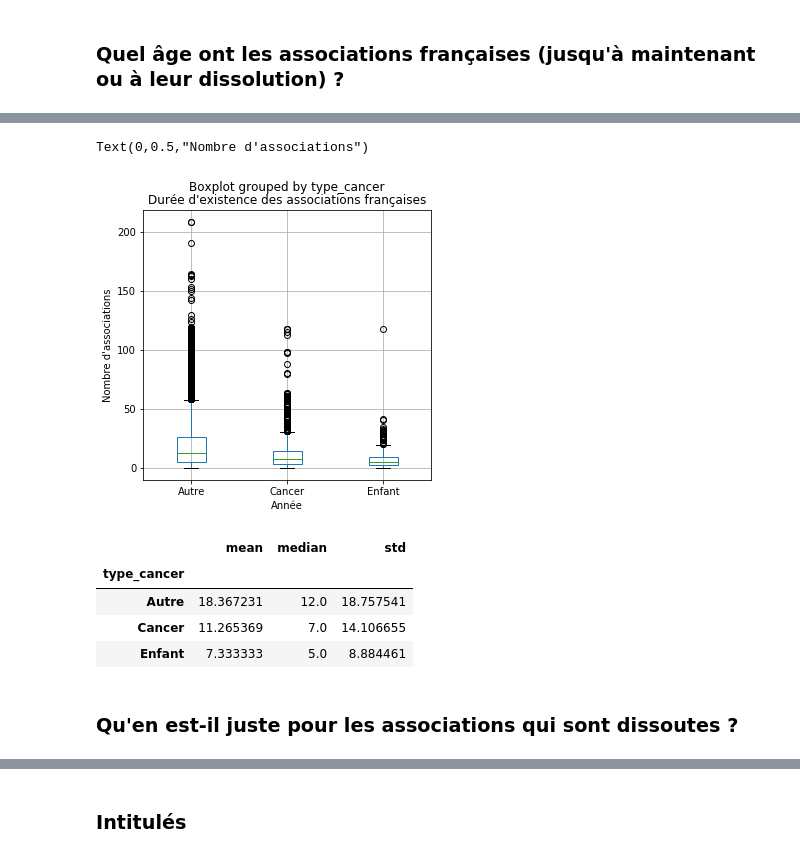
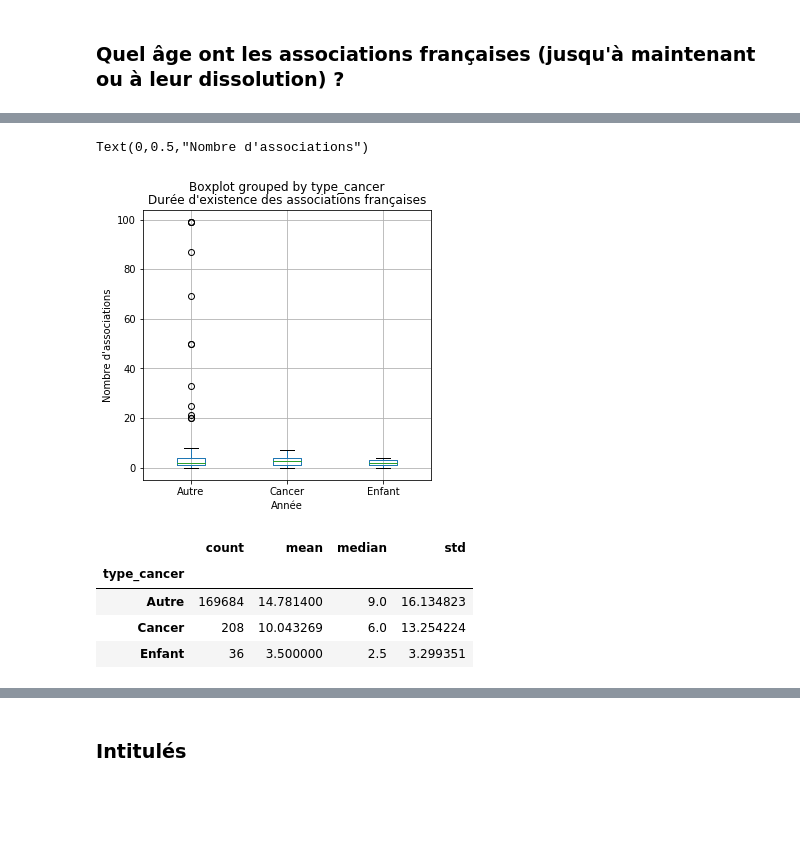
Before and after one commit to emilienschultz/ACCE-public, a Jupyter notebook: Analyse du fichier des associations françaises - projet ACCE.ipynb, the cells around one changed output, grey strips where cells are left out. Drawn from its saved outputs; the diff is of its cells as text; code cells hidden in the pictures; blank space fills up the shorter version.

```diff
--- a/Analyse du fichier des associations françaises - projet ACCE.ipynb
+++ b/Analyse du fichier des associations françaises - projet ACCE.ipynb
@@ -74,6 +95,7 @@ def reco(x,u):
         return 1
     return 0
 
-data["velo"] = data["objet"].apply(lambda x : reco(x,"vélos"))
 data["cancer"] = data["objet"].apply(lambda x : reco(x,"cancer"))
 data["enfant"] = data["objet"].apply(lambda x : reco(x,"enfant"))
+data["indic_cancerenfant"] = (data["enfant"]==1) & (data["cancer"]==1)
+data["indic_cancer"] = (data["cancer"]==1)
@@ -83,3 +103,4 @@ NameError: name 'data' is not defined
 data_imp["enfant"] = data_imp["objet"].apply(lambda x : reco(x,"enfant"))
 data_imp["cancer"] = data_imp["objet"].apply(lambda x : reco(x,"cancer"))
 data_imp["indic_cancerenfant"] = (data_imp["enfant"]==1) & (data_imp["cancer"]==1)
+data_imp["indic_cancer"] = (data_imp["cancer"]==1)
@@ -116,5 +116,7 @@ def cod(x):
         return "Cancer"
     return "Autre"
 data["type_cancer"] = data.apply(cod,axis=1)
+# %%
+data_imp["type_cancer"] = data_imp.apply(cod,axis=1)
 # %% [markdown]
 ## Analyses
@@ -120,0 +129,5 @@ data["type_cancer"] = data.apply(cod,axis=1)
+# %%
+ax = data["year_creation"].append(data_imp["year_creation"]).hist(bins=50)
+data["year_creation"].hist(bins=50,ax=ax,alpha=0.5)
+
+plt.xlim(1900,2017)
@@ -134,19 +177,17 @@ plt.xlim(0,150)
 # %%
-data.boxplot(column=["duree"], by="type_cancer",figsize=(5,5))
+data[data["year_creation"]>2009].boxplot(column=["duree"], by="type_cancer",figsize=(5,5))
 #.hist(bins=50,normed=True,alpha=0.5)
 plt.title("Durée d'existence des associations françaises")
 plt.xlabel("Année")
 plt.ylabel("Nombre d'associations")
 # %% [output]
 Text(0,0.5,"Nombre d'associations")
-[figure, old version]
+[figure, new version]
 # %%
-data.groupby("type_cancer")["duree"].agg(["mean","median","std"])
+data.groupby("type_cancer")["duree"].agg(["count","mean","median","std"])
 # %% [output]
-|  | mean | median | std |
-| type_cancer |  |  |  |
-| Autre | 18.367231 | 12.0 | 18.757541 |
-| Cancer | 11.265369 | 7.0 | 14.106655 |
-| Enfant | 7.333333 | 5.0 | 8.884461 |
+|  | count | mean | median | std |
+| type_cancer |  |  |  |  |
+| Autre | 169684 | 14.781400 | 9.0 | 16.134823 |
+| Cancer | 208 | 10.043269 | 6.0 | 13.254224 |
+| Enfant | 36 | 3.500000 | 2.5 | 3.299351 |
-# %% [markdown]
-### Qu'en est-il juste pour les associations qui sont dissoutes ?
```
Also changed, not shown: parts of 31 cells of this notebook.
